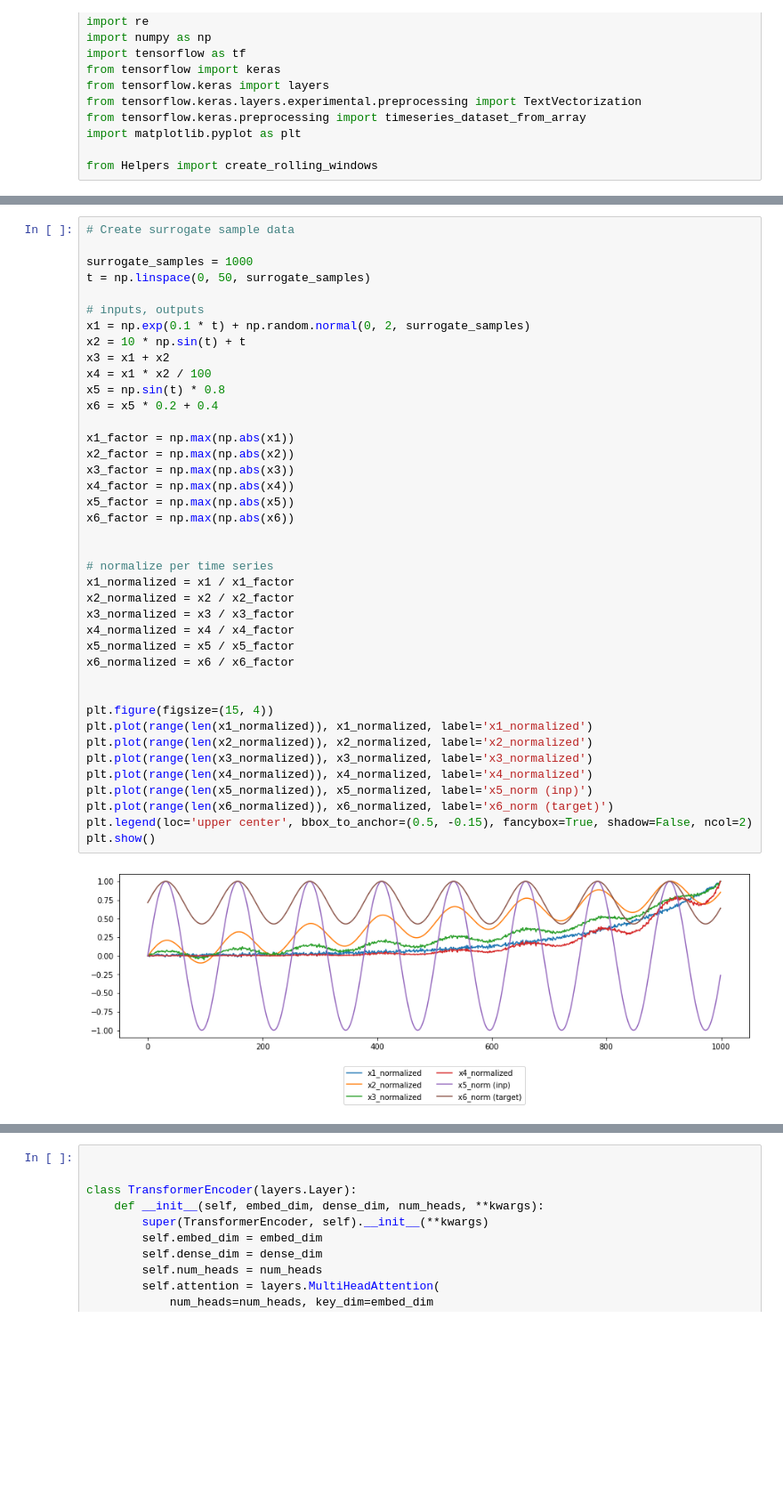
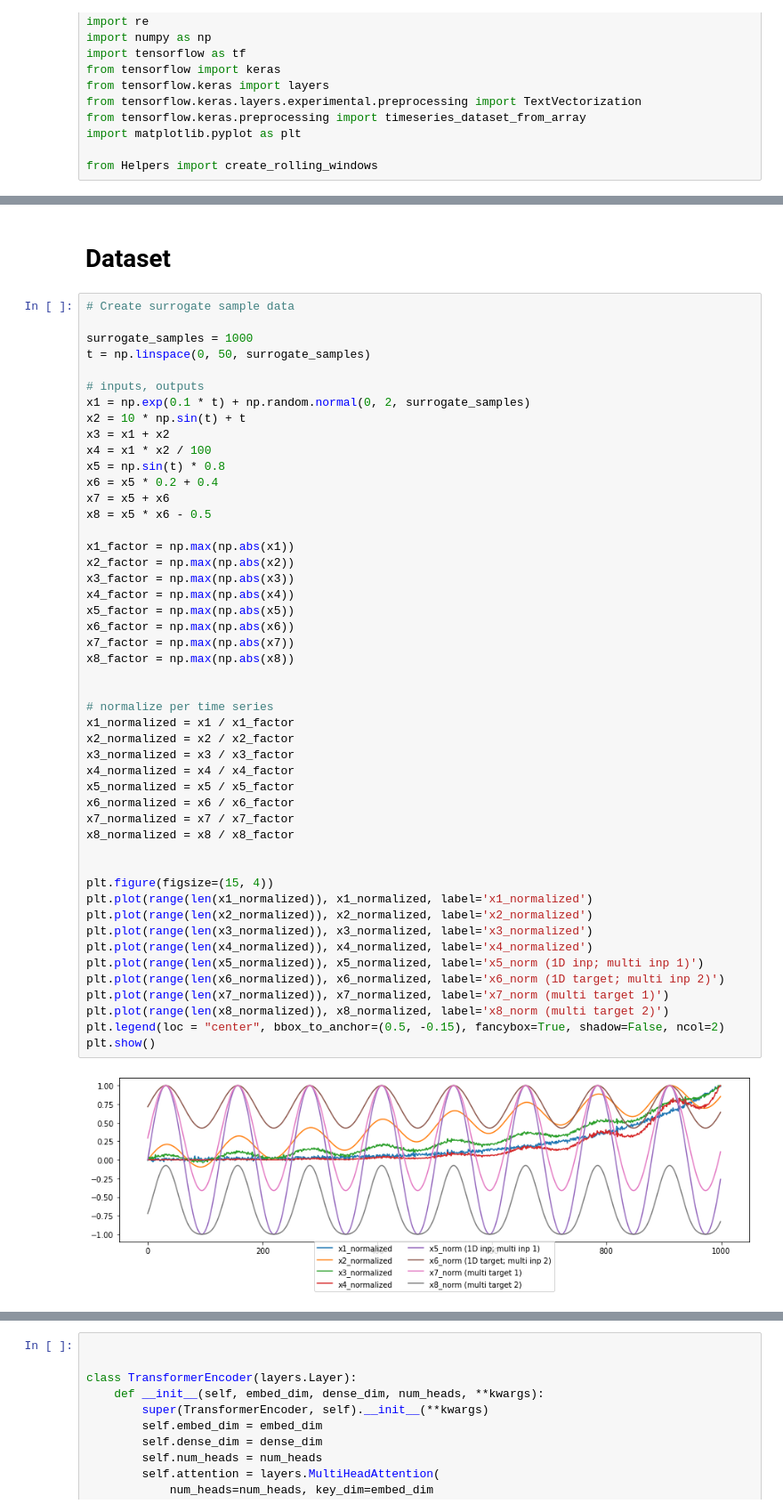
Before and after one commit to StefB4/Head2Eye, a Jupyter notebook: Seq2Seq-Transformer-TimeSeries.ipynb, the cells around one changed output, grey strips where cells are left out. Shown at 89% size. Saved outputs shown, nothing was run; the diff lists cells and outputs as text; blank space fills up the shorter version.

```diff
--- a/Seq2Seq-Transformer-TimeSeries.ipynb
+++ b/Seq2Seq-Transformer-TimeSeries.ipynb
@@ -29,3 +18,5 @@ text_file = pathlib.Path(text_file).parent / "spa-eng" / "spa.txt"
+# %% [markdown]
+# Dataset
 # %%
 # Create surrogate sample data
 
@@ -37,35 +28,43 @@ x1 = np.exp(0.1 * t) + np.random.normal(0, 2, surrogate_samples)
 x2 = 10 * np.sin(t) + t
 x3 = x1 + x2
 x4 = x1 * x2 / 100
 x5 = np.sin(t) * 0.8
 x6 = x5 * 0.2 + 0.4
+x7 = x5 + x6
+x8 = x5 * x6 - 0.5
 
 x1_factor = np.max(np.abs(x1))
 x2_factor = np.max(np.abs(x2))
 x3_factor = np.max(np.abs(x3))
 x4_factor = np.max(np.abs(x4))
 x5_factor = np.max(np.abs(x5))
 x6_factor = np.max(np.abs(x6))
+x7_factor = np.max(np.abs(x7))
+x8_factor = np.max(np.abs(x8))
 
 
 # normalize per time series
 x1_normalized = x1 / x1_factor
 x2_normalized = x2 / x2_factor
 x3_normalized = x3 / x3_factor
 x4_normalized = x4 / x4_factor
 x5_normalized = x5 / x5_factor
 x6_normalized = x6 / x6_factor
+x7_normalized = x7 / x7_factor
+x8_normalized = x8 / x8_factor
 
 
 plt.figure(figsize=(15, 4))
 plt.plot(range(len(x1_normalized)), x1_normalized, label='x1_normalized')
 plt.plot(range(len(x2_normalized)), x2_normalized, label='x2_normalized')
 plt.plot(range(len(x3_normalized)), x3_normalized, label='x3_normalized')
 plt.plot(range(len(x4_normalized)), x4_normalized, label='x4_normalized')
-plt.plot(range(len(x5_normalized)), x5_normalized, label='x5_norm (inp)')
-plt.plot(range(len(x6_normalized)), x6_normalized, label='x6_norm (target)')
-plt.legend(loc='upper center', bbox_to_anchor=(0.5, -0.15), fancybox=True, shadow=False, ncol=2)
+plt.plot(range(len(x5_normalized)), x5_normalized, label='x5_norm (1D inp; multi inp 1)')
+plt.plot(range(len(x6_normalized)), x6_normalized, label='x6_norm (1D target; multi inp 2)')
+plt.plot(range(len(x7_normalized)), x7_normalized, label='x7_norm (multi target 1)')
+plt.plot(range(len(x8_normalized)), x8_normalized, label='x8_norm (multi target 2)')
+plt.legend(loc = "center", bbox_to_anchor=(0.5, -0.15), fancybox=True, shadow=False, ncol=2)
 plt.show()
 # %% [output]
-[figure, old version]
+[figure, new version]
 # %%
```
Also changed, not shown: parts of 18 cells of this notebook.
